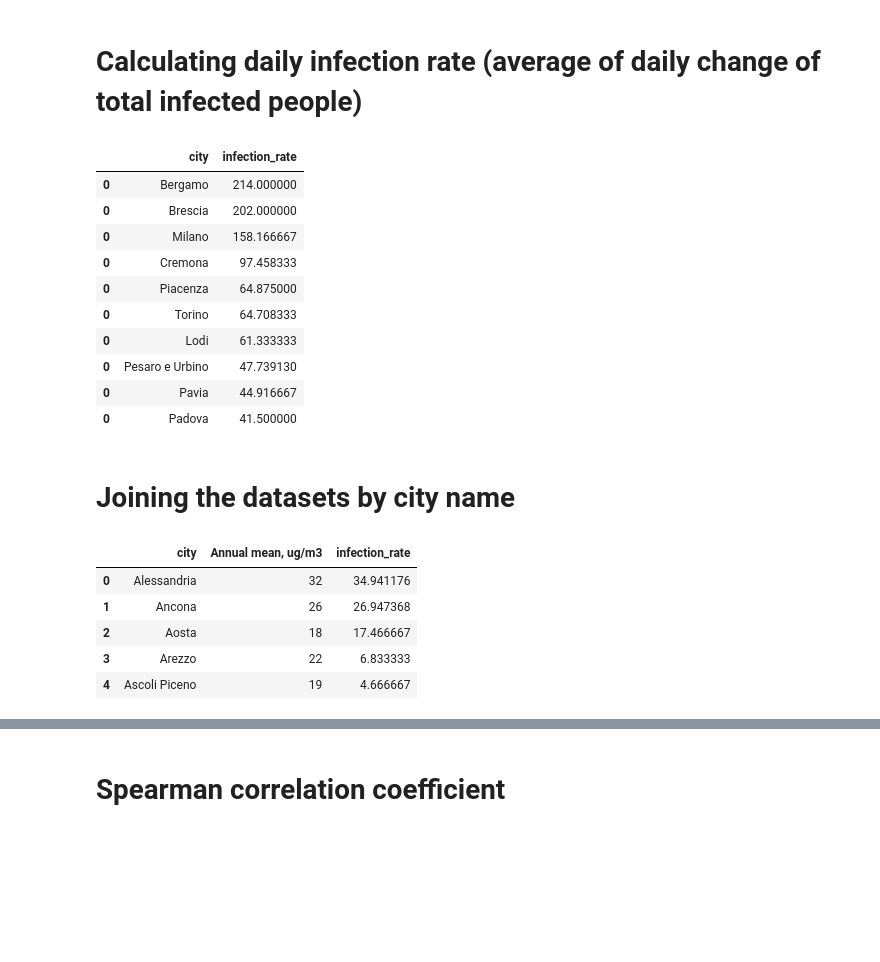
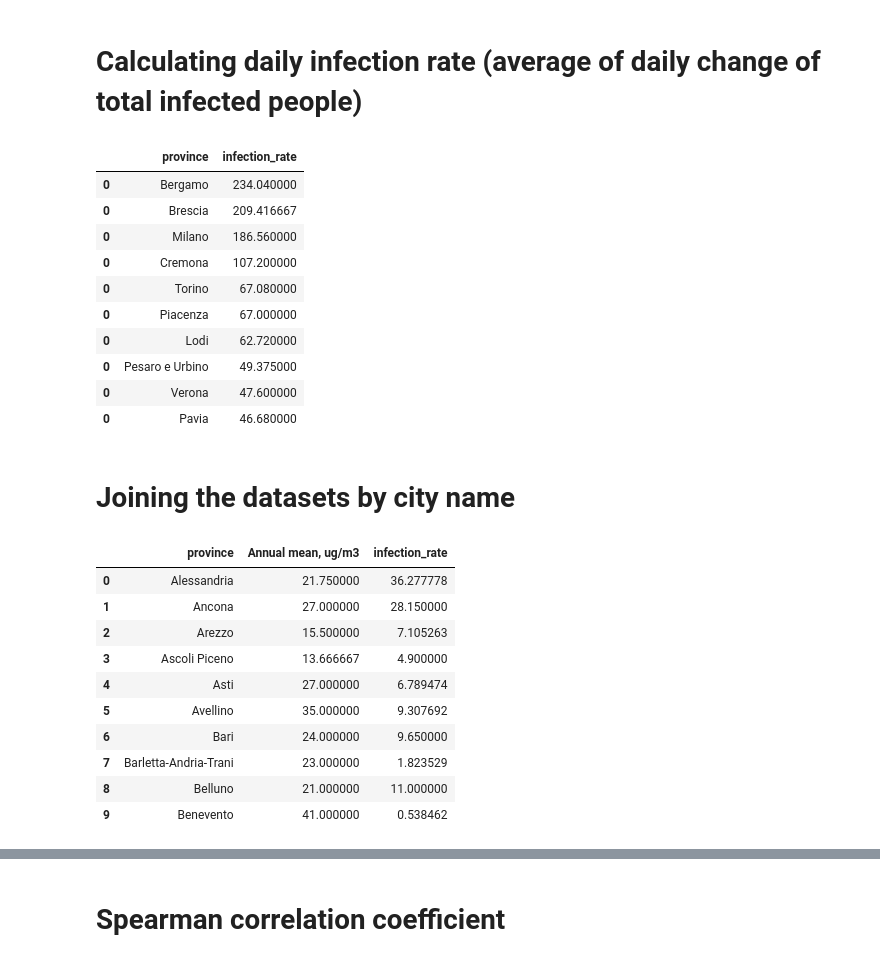
Before and after one commit to gianlucamalato/machinelearning, a Jupyter notebook: Covid_19_Correlation_with_pollution_in_Italy.ipynb, the cells around one changed output, grey strips where cells are left out. Cells and saved outputs as stored; diff of their text form; code cells hidden in the pictures; blank space fills up the shorter version.

```diff
--- a/Covid_19_Correlation_with_pollution_in_Italy.ipynb
+++ b/Covid_19_Correlation_with_pollution_in_Italy.ipynb
@@ -45,0 +79,2 @@ infections['data'] = date.map(lambda x : (datetime.strptime(x, FMT) - datetime.s
+# %%
+pollution_series = merged_cities.groupby('province')['Annual mean, ug/m3'].mean()
@@ -45,0 +91,2 @@ infections['data'] = date.map(lambda x : (datetime.strptime(x, FMT) - datetime.s
+# %%
+pollution_province = pd.DataFrame({'province':list(pollution_series.index),'Annual mean, ug/m3':list(pollution_series)})
@@ -46,7 +107,7 @@ infections['data'] = date.map(lambda x : (datetime.strptime(x, FMT) - datetime.s
 # %% [markdown]
 # Calculating daily infection rate (average of daily change of total infected people)
 # %%
-infection_rate = pd.DataFrame({'city':[],'infection_rate':[]})
+infection_rate = pd.DataFrame({'province':[],'infection_rate':[]})
 
 for city in infections['denominazione_provincia'].unique():
   # Only get days when there have been infected people
@@ -55,34 +116,39 @@ for city in infections['denominazione_provincia'].unique():
   # Mean value of the differences between consecutive points
   city_infection_rate =  np.mean(subset['totale_casi'].diff(1))
 
-  infection_rate = infection_rate.append(pd.DataFrame({'city':[city],'infection_rate':[city_infection_rate]}))
+  infection_rate = infection_rate.append(pd.DataFrame({'province':[city],'infection_rate':[city_infection_rate]}))
 # %%
 infection_rate.sort_values('infection_rate',ascending=False).head(10)
 # %% [output]
-|  | city | infection_rate |
-| 0 | Bergamo | 214.000000 |
-| 0 | Brescia | 202.000000 |
-| 0 | Milano | 158.166667 |
-| 0 | Cremona | 97.458333 |
-| 0 | Piacenza | 64.875000 |
-| 0 | Torino | 64.708333 |
-| 0 | Lodi | 61.333333 |
-| 0 | Pesaro e Urbino | 47.739130 |
-| 0 | Pavia | 44.916667 |
-| 0 | Padova | 41.500000 |
+|  | province | infection_rate |
+| 0 | Bergamo | 234.040000 |
+| 0 | Brescia | 209.416667 |
+| 0 | Milano | 186.560000 |
+| 0 | Cremona | 107.200000 |
+| 0 | Torino | 67.080000 |
+| 0 | Piacenza | 67.000000 |
+| 0 | Lodi | 62.720000 |
+| 0 | Pesaro e Urbino | 49.375000 |
+| 0 | Verona | 47.600000 |
+| 0 | Pavia | 46.680000 |
 # %% [markdown]
 # Joining the datasets by city name
 # %%
-pollution_infections = pd.merge(pollution,infection_rate,left_on=['City/Town'],right_on=['city'])[['city','Annual mean, ug/m3','infection_rate']]
+pollution_infections = pd.merge(pollution_province,infection_rate,left_on=['province'],right_on=['province'])[['province','Annual mean, ug/m3','infection_rate']]
 # %%
-pollution_infections.head()
+pollution_infections.head(10)
 # %% [output]
-|  | city | Annual mean, ug/m3 | infection_rate |
-| 0 | Alessandria | 32 | 34.941176 |
-| 1 | Ancona | 26 | 26.947368 |
-| 2 | Aosta | 18 | 17.466667 |
-| 3 | Arezzo | 22 | 6.833333 |
-| 4 | Ascoli Piceno | 19 | 4.666667 |
+|  | province | Annual mean, ug/m3 | infection_rate |
+| 0 | Alessandria | 21.750000 | 36.277778 |
+| 1 | Ancona | 27.000000 | 28.150000 |
+| 2 | Arezzo | 15.500000 | 7.105263 |
+| 3 | Ascoli Piceno | 13.666667 | 4.900000 |
+| 4 | Asti | 27.000000 | 6.789474 |
+| 5 | Avellino | 35.000000 | 9.307692 |
+| 6 | Bari | 24.000000 | 9.650000 |
+| 7 | Barletta-Andria-Trani | 23.000000 | 1.823529 |
+| 8 | Belluno | 21.000000 | 11.000000 |
+| 9 | Benevento | 41.000000 | 0.538462 |
 # %%
 pollution_infections.shape
 # %% [output]
```
Also changed, not shown: parts of 19 cells of this notebook.
